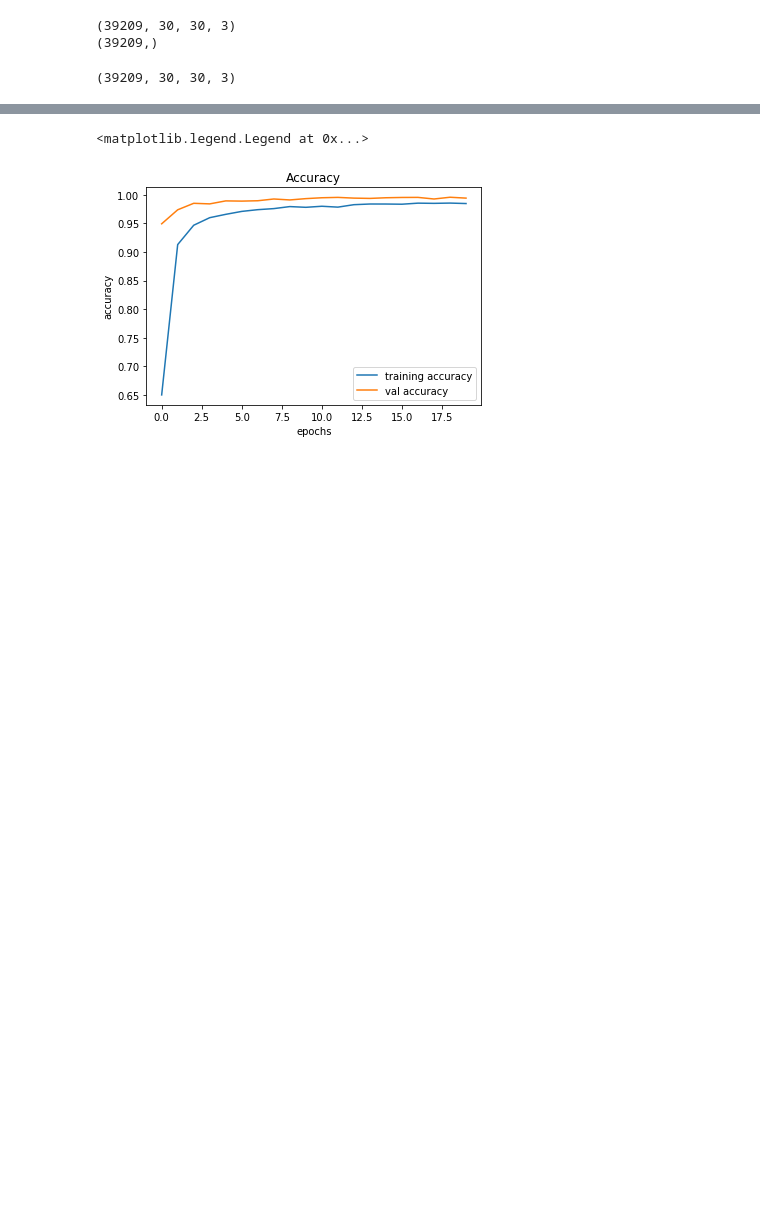
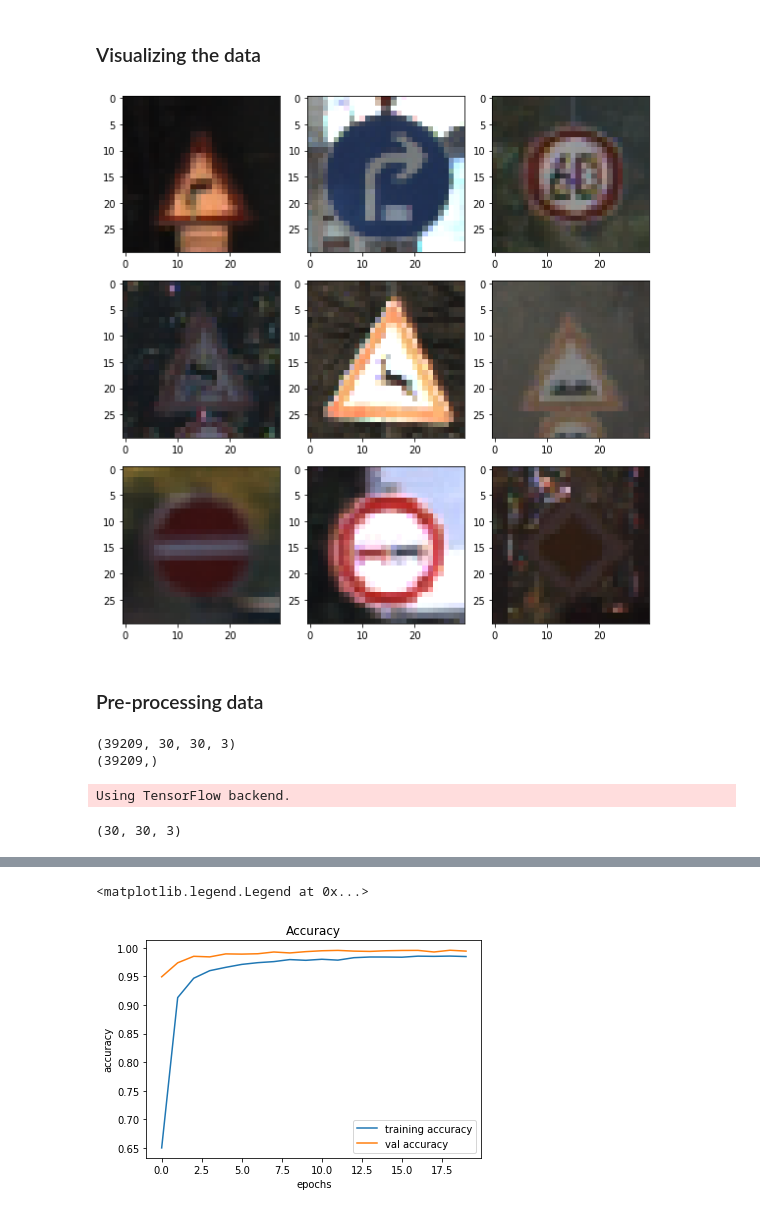
Before and after one commit to quangnhat185/Machine_learning_projects, a Jupyter notebook: Traffic_signs_classification/Traffic_sign_recognition.ipynb, the cells around one changed output, grey strips where cells are left out. Cells and saved outputs as stored; diff of their text form; code cells hidden in the pictures; blank space fills up the shorter version.

```diff
--- a/Traffic_signs_classification/Traffic_sign_recognition.ipynb
+++ b/Traffic_signs_classification/Traffic_sign_recognition.ipynb
@@ -1,3 +5,5 @@
+# %% [markdown]
+### Visualizing the data
 # %%
 # Libraries
 import numpy as np
@@ -7,6 +13,26 @@ import tensorflow as tf
 import cv2
 from PIL import Image
 import os
+# %%
+fig=plt.figure(figsize=(8, 8))
+columns = 3
+rows = 3
+fig_list= []
+
+for i in range(1, columns*rows +1):
+    rand_class = np.random.randint(43)
+    show_random = os.listdir("Train/{}/".format(str(rand_class)))
+    rand = np.random.randint(len(show_random))
+    fig_list.append(fig.add_subplot(rows, columns, i))
+    img = load_img("Train/{}/{}".format(str(rand_class),show_random[rand]),target_size=(30,30))
+    plt.imshow(img)
+
+plt.tight_layout(True)
+plt.show()
+# %% [output]
+[figure, added]
+# %% [markdown]
+### Pre-processing data
 # %%
 # Use cv2 to read the images, convert them to RGB and out in numpy array
 
@@ -50,8 +76,6 @@ np.random.seed(43)
 np.random.shuffle(s)
 Cells=Cells[s]
 labels=labels[s]
-# %% [output]
-(39209, 30, 30, 3)
 # %%
 # Splitting train and validation dataset in 80% and 20% respectively
 (X_train, X_val)=Cells[(int)(0.2*len(labels)):],Cells[:(int)(0.2*len(labels))]
@@ -65,3 +89,9 @@ X_val = X_val.astype('float32')/255
 from keras.utils import to_categorical
 y_train = to_categorical(y_train,43)
 y_val = to_categorical(y_val,43)
+# %% [output]
+Using TensorFlow backend.
+# %%
+X_train.shape[1:]
+# %% [output]
+(30, 30, 3)
```
Also changed, not shown: parts of 12 cells of this notebook, 1 other file.
